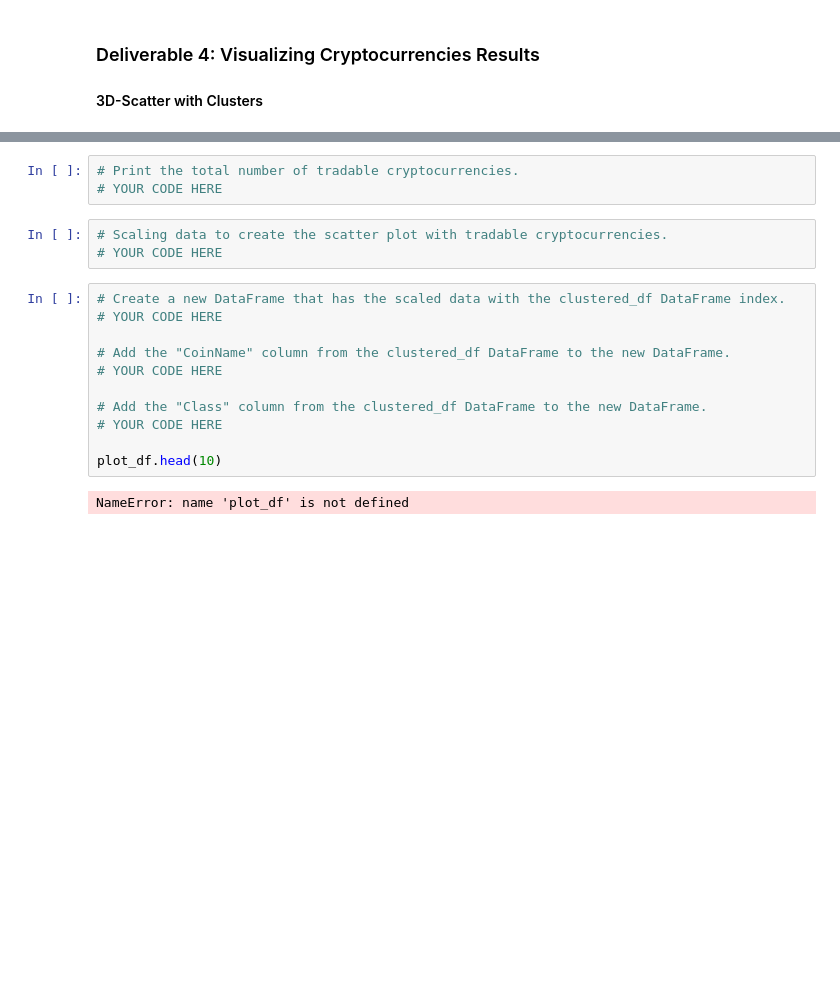
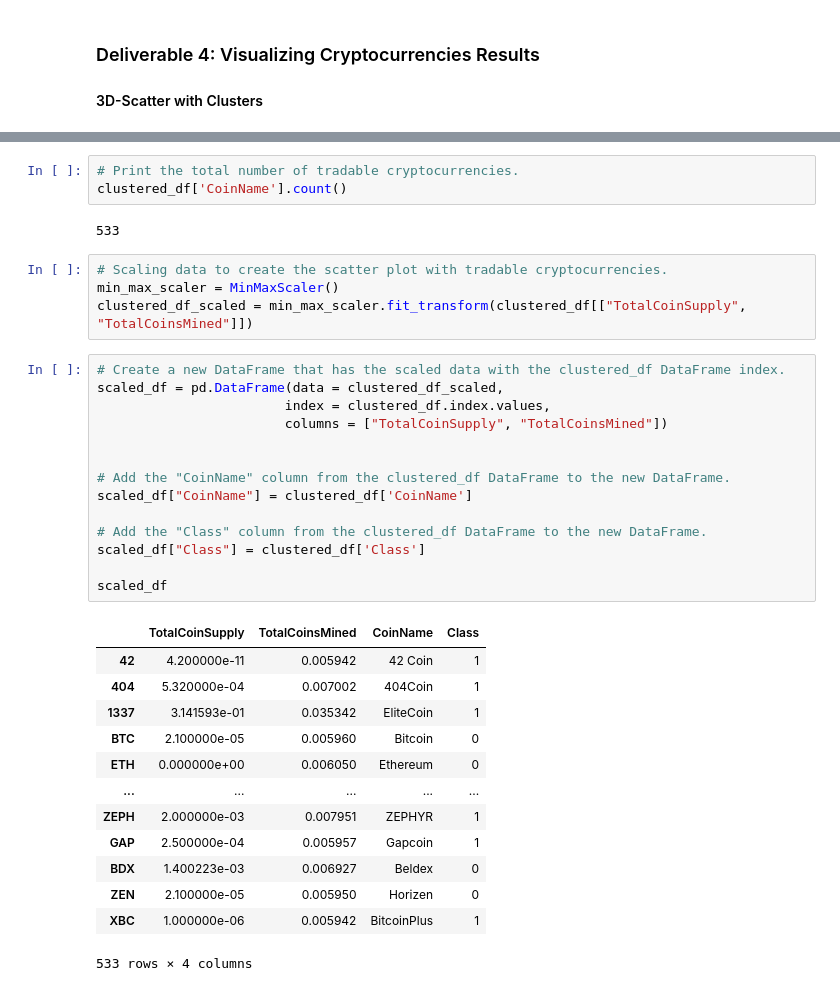
Before and after one commit to sydney-chen95/Cryptocurrencies, a Jupyter notebook: crypto_clustering.ipynb, the cells around one changed output, grey strips where cells are left out. Cells and saved outputs as stored; diff of their text form; blank space fills up the shorter version.

```diff
--- a/crypto_clustering.ipynb
+++ b/crypto_clustering.ipynb
@@ -275,21 +281,39 @@ clustered_df.head(10)
 # %%
 # Print the total number of tradable cryptocurrencies.
-# YOUR CODE HERE
+clustered_df['CoinName'].count()
+# %% [output]
+533
 # %%
 # Scaling data to create the scatter plot with tradable cryptocurrencies.
-# YOUR CODE HERE
+min_max_scaler = MinMaxScaler()
+clustered_df_scaled = min_max_scaler.fit_transform(clustered_df[["TotalCoinSupply", "TotalCoinsMined"]])
 # %%
 # Create a new DataFrame that has the scaled data with the clustered_df DataFrame index.
-# YOUR CODE HERE
+scaled_df = pd.DataFrame(data = clustered_df_scaled,
+                        index = clustered_df.index.values,
+                        columns = ["TotalCoinSupply", "TotalCoinsMined"])
+
 
 # Add the "CoinName" column from the clustered_df DataFrame to the new DataFrame.
-# YOUR CODE HERE
+scaled_df["CoinName"] = clustered_df['CoinName']
 
 # Add the "Class" column from the clustered_df DataFrame to the new DataFrame.
-# YOUR CODE HERE
+scaled_df["Class"] = clustered_df['Class']
 
-plot_df.head(10)
+scaled_df
 # %% [output]
+|  | TotalCoinSupply | TotalCoinsMined | CoinName | Class |
+| 42 | 4.200000e-11 | 0.005942 | 42 Coin | 1 |
+| 404 | 5.320000e-04 | 0.007002 | 404Coin | 1 |
+| 1337 | 3.141593e-01 | 0.035342 | EliteCoin | 1 |
+| BTC | 2.100000e-05 | 0.005960 | Bitcoin | 0 |
+| ETH | 0.000000e+00 | 0.006050 | Ethereum | 0 |
+| ... | ... | ... | ... | ... |
+| ZEPH | 2.000000e-03 | 0.007951 | ZEPHYR | 1 |
+| GAP | 2.500000e-04 | 0.005957 | Gapcoin | 1 |
+| BDX | 1.400223e-03 | 0.006927 | Beldex | 0 |
+| ZEN | 2.100000e-05 | 0.005950 | Horizen | 0 |
+| XBC | 1.000000e-06 | 0.005942 | BitcoinPlus | 1 |
-NameError: name 'plot_df' is not defined
+533 rows × 4 columns
 # %%
 # Create a hvplot.scatter plot using x="TotalCoinsMined" and y="TotalCoinSupply".
```
Also changed, not shown: parts of 4 cells of this notebook.
